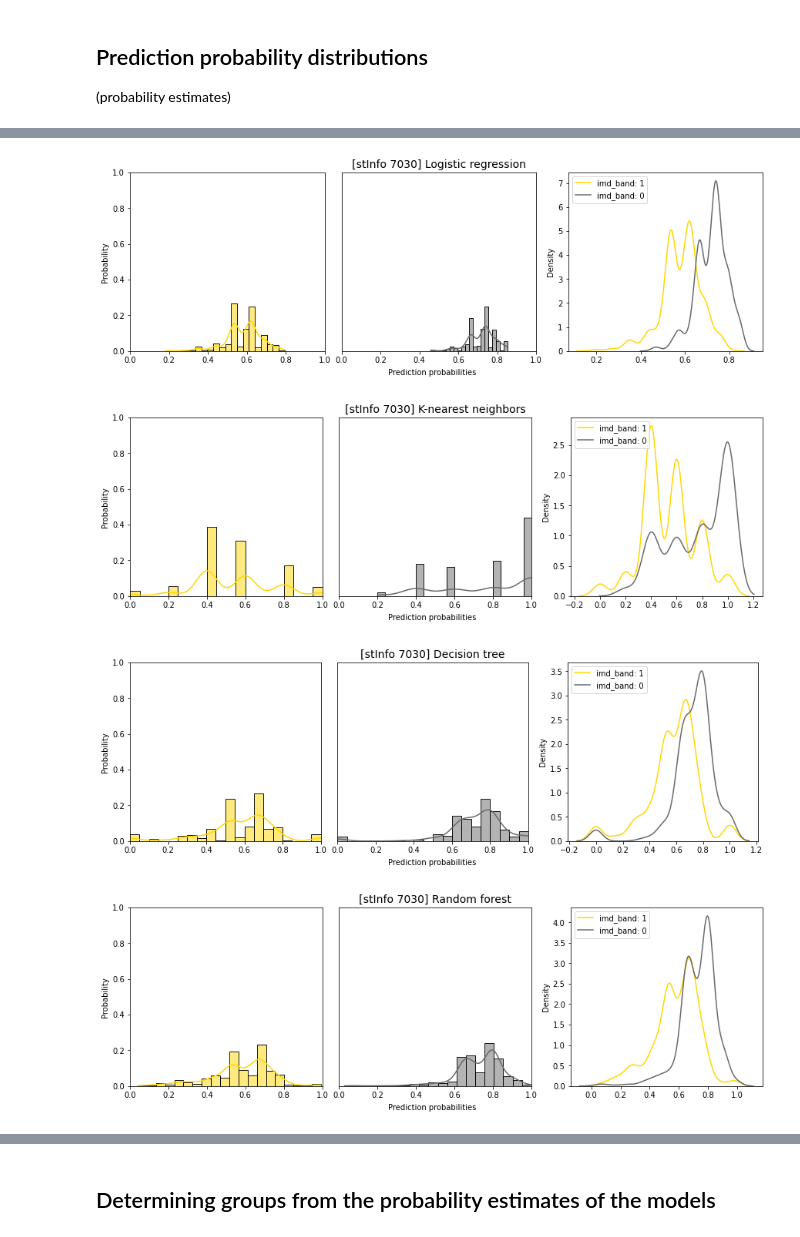
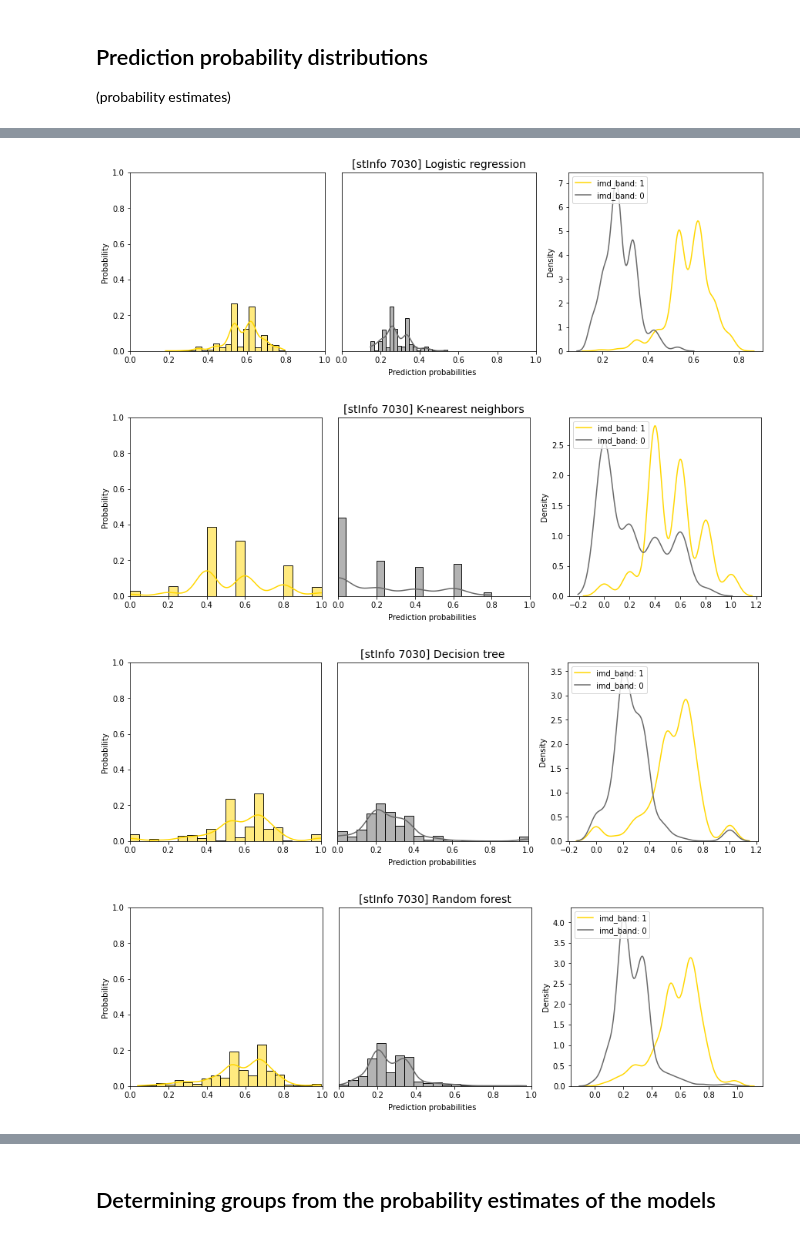
Before and after one commit to melinaverger/MADD, a Jupyter notebook: experiment/eval_fairness.ipynb, the cells around one changed output, grey strips where cells are left out. Saved outputs shown, nothing was run; the diff lists cells and outputs as text; code cells hidden in the pictures.

Commit message:
correct predict proba column [:, 0]

```diff
--- a/experiment/eval_fairness.ipynb
+++ b/experiment/eval_fairness.ipynb
@@ -404,13 +404,13 @@ for model in models:
     ax0 = sns.histplot(ax=axes[0], data=model.predict_proba(X_test_gender_1)[:, 1], kde=True, stat="proportion", color="mediumaquamarine", bins=20)
     ax0.set_ylim(0, 1)
     ax0.set_xlim(0, 1)
-    ax1 = sns.histplot(ax=axes[1], data=model.predict_proba(X_test_gender_0)[:, 1], kde=True, stat="proportion", color="lightcoral", bins=20)
+    ax1 = sns.histplot(ax=axes[1], data=model.predict_proba(X_test_gender_0)[:, 0], kde=True, stat="proportion", color="lightcoral", bins=20)
     ax1.set_ylim(0, 1)
     ax1.set_xlim(0, 1)
     ax1.set_yticklabels([]) # turn off y ticks labels
     ax1.yaxis.set_visible(False)
     ax2 = sns.kdeplot(ax=axes[2], data=model.predict_proba(X_test_gender_1)[:, 1], color="mediumaquamarine", label="gender: 1")
-    ax2 = sns.kdeplot(ax=axes[2], data=model.predict_proba(X_test_gender_0)[:, 1], color="lightcoral", label="gender: 0")
+    ax2 = sns.kdeplot(ax=axes[2], data=model.predict_proba(X_test_gender_0)[:, 0], color="lightcoral", label="gender: 0")
     plt.legend(loc="upper left")
     ax1.set_title(f"[{DATA} {SPLIT}] {model_name}", loc="center", fontsize=14)
 # %% [output]
@@ -421,36 +421,36 @@ for model in models:
 # %%
 # Imd band
 
 for model in models:
 
     if model == clf_lr:
         model_name = "Logistic regression"
     elif model == clf_knearest:
         model_name = "K-nearest neighbors"
     elif model == clf_dt:
         model_name = "Decision tree"
     else:
         model_name = "Random forest"
 
     fig, axes = plt.subplots(1, 3, figsize=(12, 4), constrained_layout=True)
     fig.supxlabel("Prediction probabilities", fontsize=10)
     ax0 = sns.histplot(ax=axes[0], data=model.predict_proba(X_test_imdband_1)[:, 1], kde=True, stat="probability", color="gold", bins=20)
     ax0.set_ylim(0, 1)
     ax0.set_xlim(0, 1)
-    ax1 = sns.histplot(ax=axes[1], data=model.predict_proba(X_test_imdband_0)[:, 1], kde=True, stat="probability", color="dimgray", bins=20)
+    ax1 = sns.histplot(ax=axes[1], data=model.predict_proba(X_test_imdband_0)[:, 0], kde=True, stat="probability", color="dimgray", bins=20)
     ax1.set_ylim(0, 1)
     ax1.set_xlim(0, 1)
     ax1.set_yticklabels([]) # turn off y ticks labels
     ax1.yaxis.set_visible(False)
     ax2 = sns.kdeplot(ax=axes[2], data=model.predict_proba(X_test_imdband_1)[:, 1], color="gold", label="imd_band: 1")
-    ax2 = sns.kdeplot(ax=axes[2], data=model.predict_proba(X_test_imdband_0)[:, 1], color="dimgray", label="imd_band: 0")
+    ax2 = sns.kdeplot(ax=axes[2], data=model.predict_proba(X_test_imdband_0)[:, 0], color="dimgray", label="imd_band: 0")
     plt.legend(loc="upper left")
     ax1.set_title(f"[{DATA} {SPLIT}] {model_name}", loc="center", fontsize=14)
 # %% [output]
-[figure, old version]
+[figure, new version]
-[figure, old version]
+[figure, new version]
-[figure, old version]
+[figure, new version]
-[figure, old version]
+[figure, new version]
 # %%
 # Disability
 
```
Also changed, not shown: parts of 2 cells of this notebook, 3 other files.
